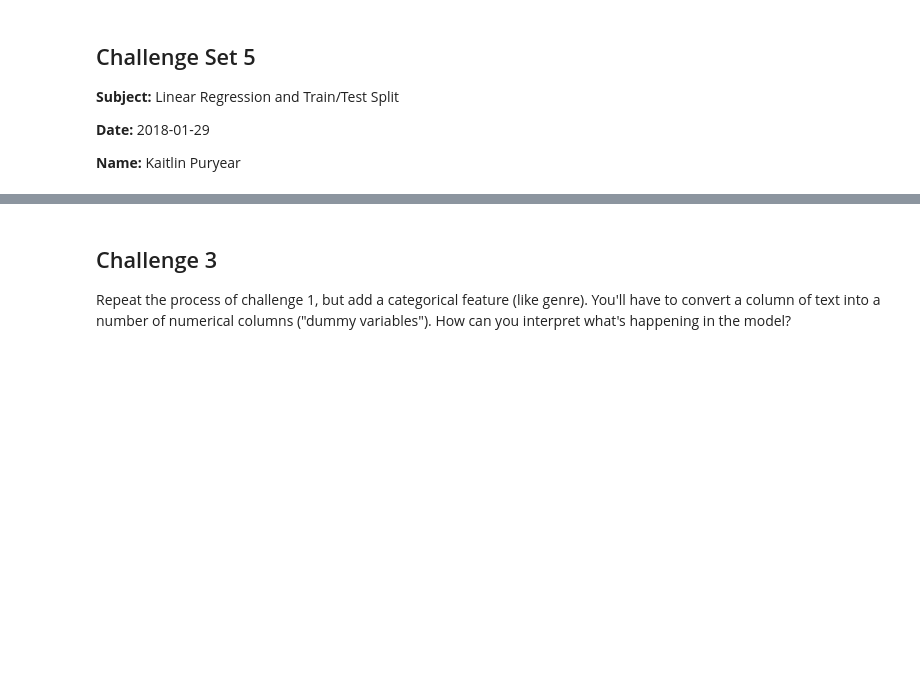
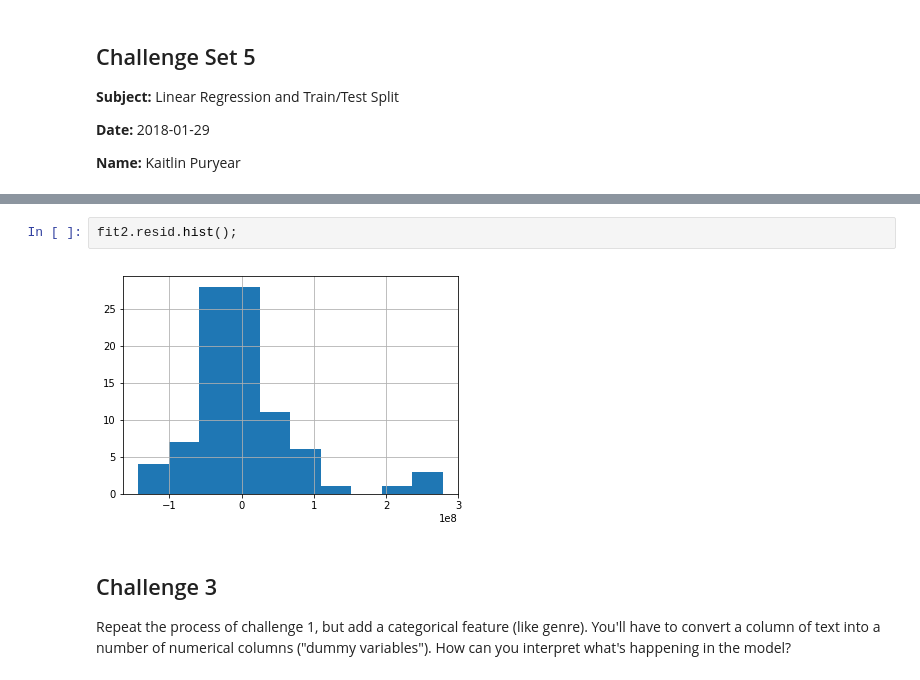
Before and after one commit to kpuryear/Puryear_Metis, a Jupyter notebook: challenges/challenge_5.ipynb, the cells around one changed output, grey strips where cells are left out. Drawn from its saved outputs; the diff is of its cells as text; blank space fills up the shorter version.

```diff
--- a/challenges/challenge_5.ipynb
+++ b/challenges/challenge_5.ipynb
@@ -117,3 +158,7 @@ Repeat the process of challenge one, but also add one continuous (numeric) predi
+# %%
+fit2.resid.hist();
+# %% [output]
+[figure, added]
 # %% [markdown]
 ## Challenge 3
 
```
Also changed, not shown: parts of 18 cells of this notebook, 1 other file.
